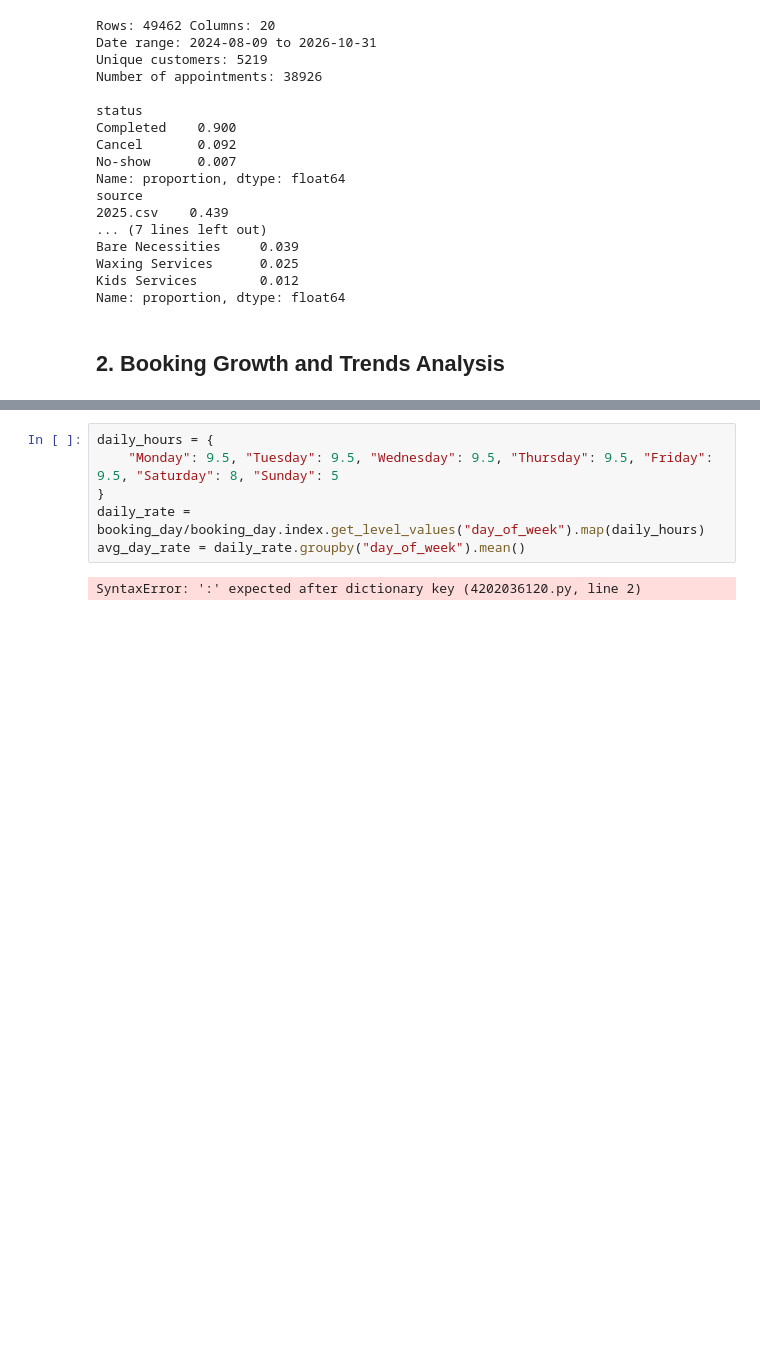
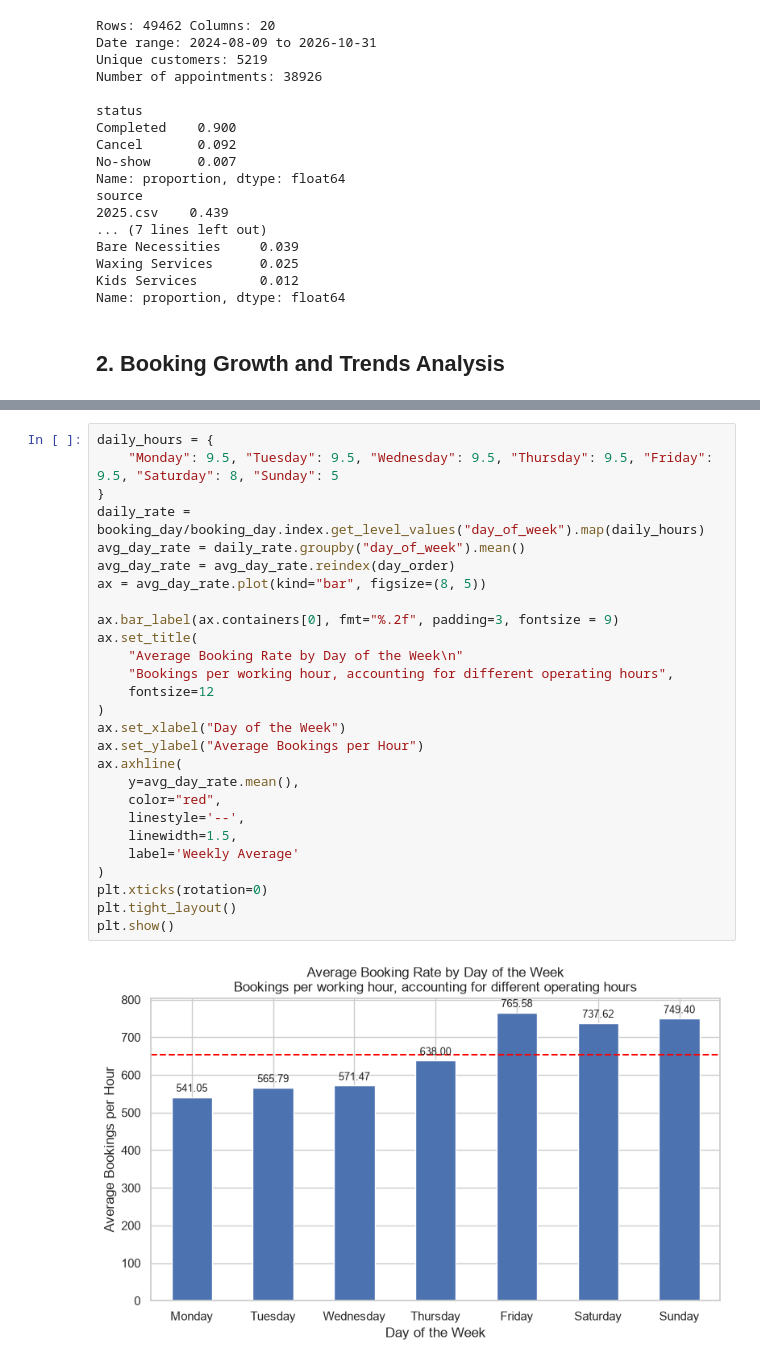
Before and after one commit to pdiuxinhxinh/Nails_Salon_Analysis, a Jupyter notebook: notebooks/eda.ipynb, the cells around one changed output, grey strips where cells are left out. Cells and saved outputs as stored; diff of their text form; blank space fills up the shorter version.

```diff
--- a/notebooks/eda.ipynb
+++ b/notebooks/eda.ipynb
@@ -82,8 +138,29 @@ plt.show
 # %%
 daily_hours = {
     "Monday": 9.5, "Tuesday": 9.5, "Wednesday": 9.5, "Thursday": 9.5, "Friday": 9.5, "Saturday": 8, "Sunday": 5
 }
 daily_rate = booking_day/booking_day.index.get_level_values("day_of_week").map(daily_hours)
 avg_day_rate = daily_rate.groupby("day_of_week").mean()
+avg_day_rate = avg_day_rate.reindex(day_order)
+ax = avg_day_rate.plot(kind="bar", figsize=(8, 5))
+
+ax.bar_label(ax.containers[0], fmt="%.2f", padding=3, fontsize = 9)
+ax.set_title(
+    "Average Booking Rate by Day of the Week\n"
+    "Bookings per working hour, accounting for different operating hours",
+    fontsize=12
+)
+ax.set_xlabel("Day of the Week")
+ax.set_ylabel("Average Bookings per Hour")
+ax.axhline(
+    y=avg_day_rate.mean(),
+    color="red",
+    linestyle='--',
+    linewidth=1.5,
+    label='Weekly Average'
+)
+plt.xticks(rotation=0)
+plt.tight_layout()
+plt.show()
 # %% [output]
-SyntaxError: ':' expected after dictionary key (4202036120.py, line 2)
+[figure, added]
```
Also changed, not shown: parts of 7 cells of this notebook, 2 other files.
